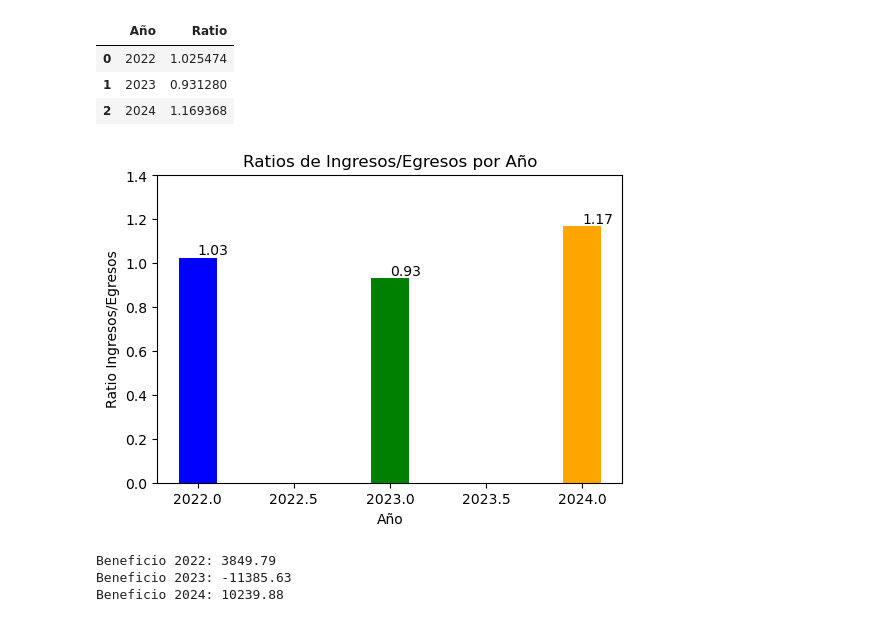
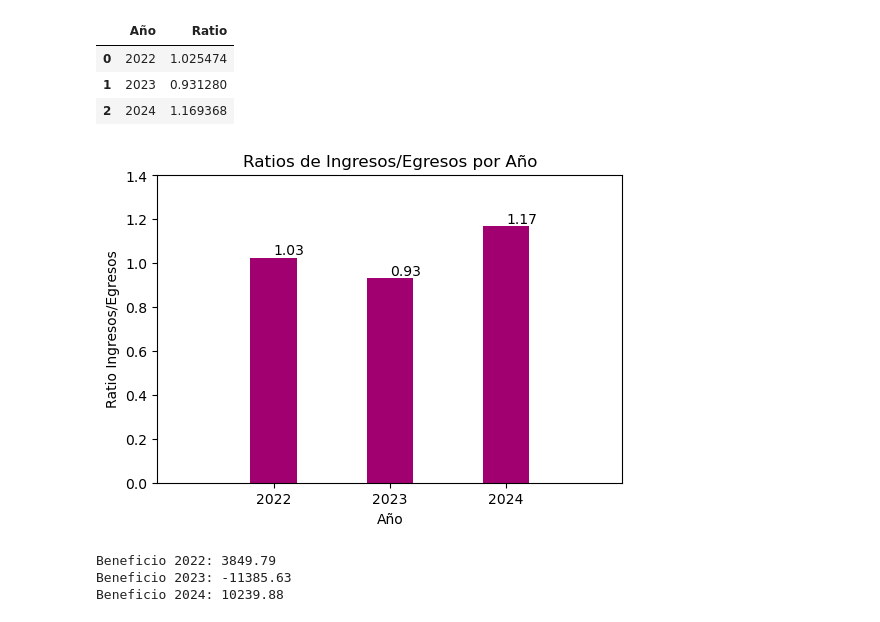
Before and after one commit to jhonDataScience/Financiero, a Jupyter notebook: analisis_financiero.ipynb, the cells around one changed output. Saved outputs shown, nothing was run; the diff lists cells and outputs as text; code cells hidden in the pictures.

```diff
--- a/analisis_financiero.ipynb
+++ b/analisis_financiero.ipynb
@@ -171,20 +133,21 @@ ratios_df
 # %%
 # Gráfico de barras con anotaciones para los ratios de ingresos/egresos por año
 plt.figure(figsize=(6, 4))
-bars = plt.bar(ratios_df['Año'], ratios_df['Ratio'], color=['blue', 'green', 'orange'], width=0.2)
+bars = plt.bar(ratios_df['Año'], ratios_df['Ratio'], color="#A00070", width=0.4)
 plt.xlabel('Año')
 plt.ylabel('Ratio Ingresos/Egresos')
 plt.title('Ratios de Ingresos/Egresos por Año')
 plt.ylim(0, max(ratios_df['Ratio']) * 1.2)  # Ajustar el límite del eje y
-
+plt.xticks(ratios_df['Año'])
+plt.xlim(min(ratios_df['Año']) - 1, max(ratios_df['Año']) + 1)
 # Añadir anotaciones en la parte superior de cada barra
 for bar in bars:
     yval = bar.get_height()
     plt.text(bar.get_x() + bar.get_width()/2.0, yval, round(yval, 2), va='bottom')  # va: vertical alignment
 
 plt.show()
 # %% [output]
-[figure, old version]
+[figure, new version]
 # %%
 # Por ejemplo, ratio de ingresos/egresos por año
 beneficio_2022 = ingresos[2022].sum() - egresos[2022].sum()
```
Also changed, not shown: parts of 15 cells of this notebook.
